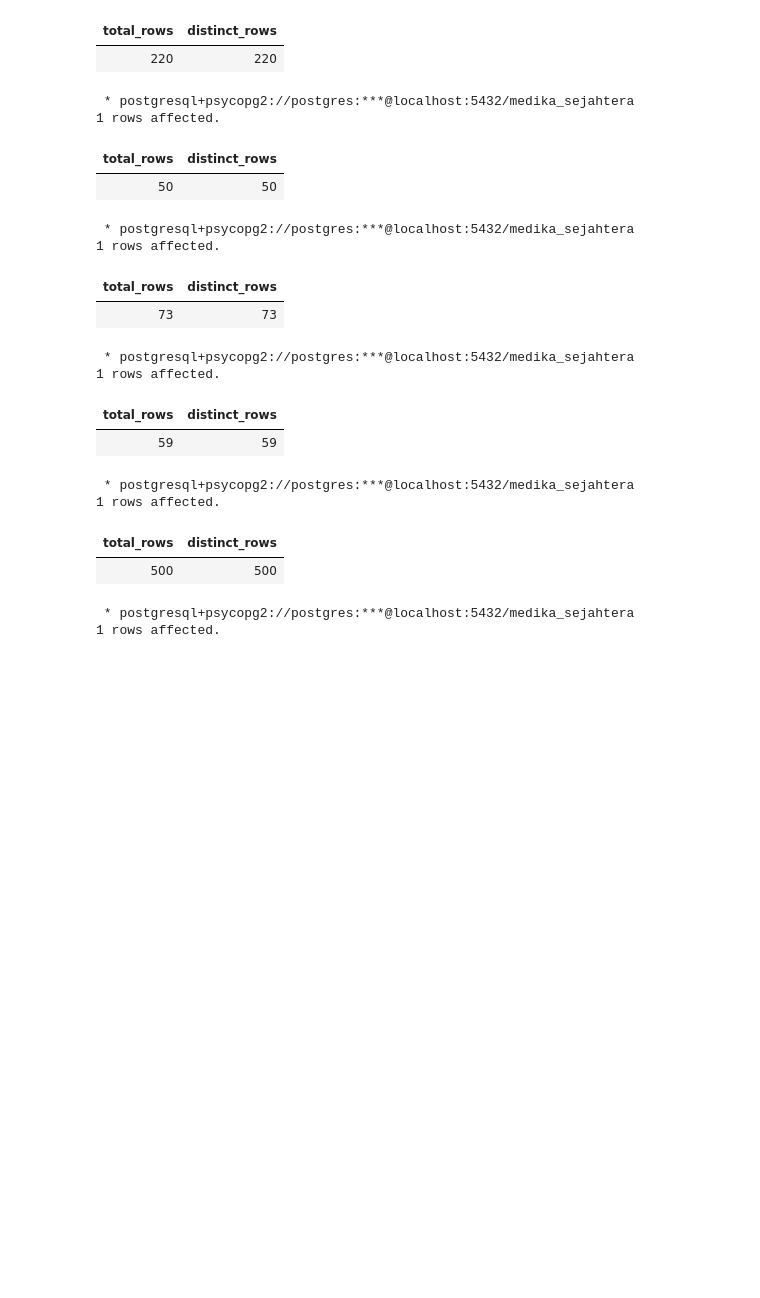
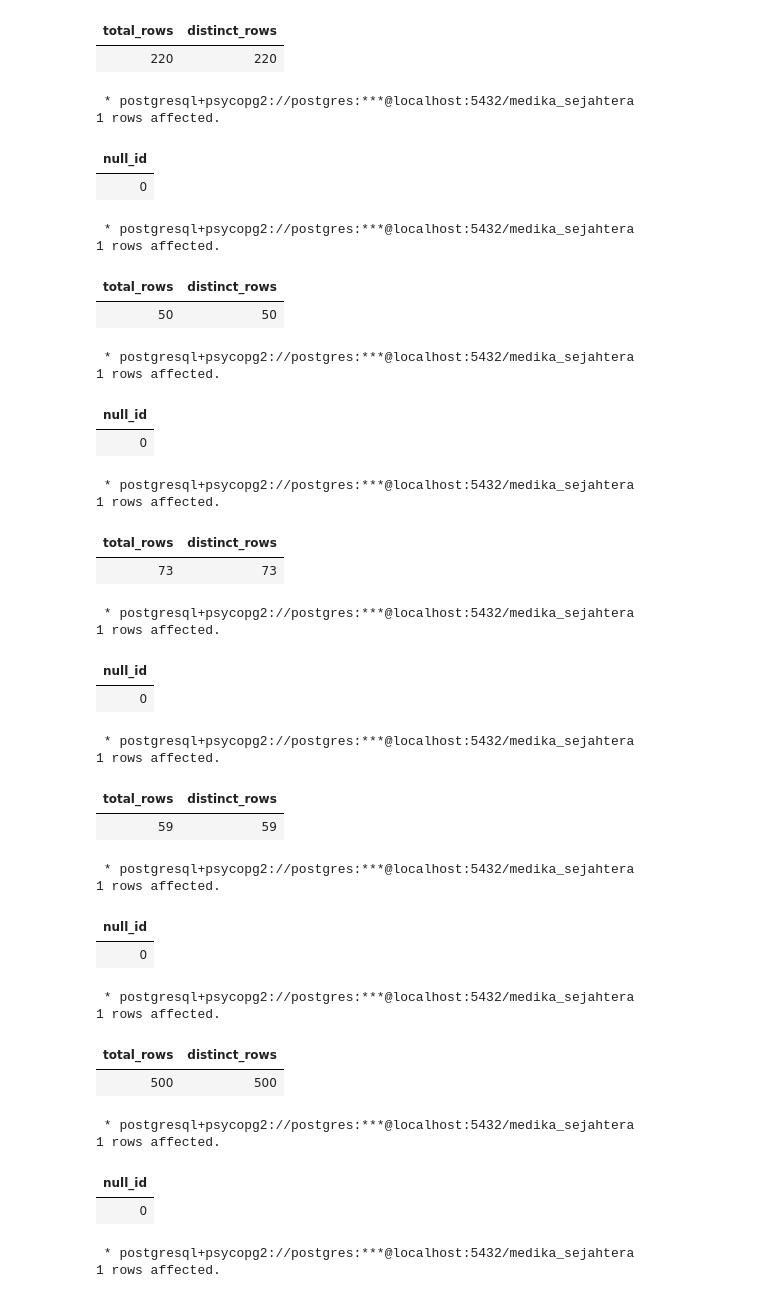
Before and after one commit to Rpfitrah/return-analysis-medika-sejahtera, a Jupyter notebook: Notebook/01_data_understanding.ipynb, the cells around one changed output. Saved outputs shown, nothing was run; the diff lists cells and outputs as text; code cells hidden in the pictures; blank space fills up the shorter version.

```diff
--- a/Notebook/01_data_understanding.ipynb
+++ b/Notebook/01_data_understanding.ipynb
@@ -617,6 +656,19 @@ FROM master_customer
 1 rows affected.
 | total_rows | distinct_rows |
 | 220 | 220 |
+# %%
+%%sql
+
+SELECT
+    COUNT(*) AS null_id
+FROM master_customer
+WHERE
+    customer_id IS NULL
+# %% [output]
+ * postgresql+psycopg2://postgres:***@localhost:5432/medika_sejahtera
+1 rows affected.
+| null_id |
+| 0 |
 # %%
 %%sql
 
@@ -629,6 +681,19 @@ FROM master_sales_rep
 1 rows affected.
 | total_rows | distinct_rows |
 | 50 | 50 |
+# %%
+%%sql
+
+SELECT
+    COUNT(*) AS null_id
+FROM master_sales_rep
+WHERE
+    sales_rep_id IS NULL
+# %% [output]
+ * postgresql+psycopg2://postgres:***@localhost:5432/medika_sejahtera
+1 rows affected.
+| null_id |
+| 0 |
 # %%
 %%sql
 
@@ -641,6 +706,19 @@ FROM master_sku
 1 rows affected.
 | total_rows | distinct_rows |
 | 73 | 73 |
+# %%
+%%sql
+
+SELECT
+    COUNT(*) AS null_id
+FROM master_sku
+WHERE
+    sku_id IS NULL
+# %% [output]
+ * postgresql+psycopg2://postgres:***@localhost:5432/medika_sejahtera
+1 rows affected.
+| null_id |
+| 0 |
 # %%
 %%sql
 
@@ -653,6 +731,19 @@ FROM return_data
 1 rows affected.
 | total_rows | distinct_rows |
 | 59 | 59 |
+# %%
+%%sql
+
+SELECT
+    COUNT(*) AS null_id
+FROM return_data
+WHERE
+    retur_id IS NULL
+# %% [output]
+ * postgresql+psycopg2://postgres:***@localhost:5432/medika_sejahtera
+1 rows affected.
+| null_id |
+| 0 |
 # %%
 %%sql
 
@@ -665,6 +756,19 @@ FROM so_data
 1 rows affected.
 | total_rows | distinct_rows |
 | 500 | 500 |
+# %%
+%%sql
+
+SELECT
+    COUNT(*) AS null_id
+FROM so_data
+WHERE
+    so_id IS NULL
+# %% [output]
+ * postgresql+psycopg2://postgres:***@localhost:5432/medika_sejahtera
+1 rows affected.
+| null_id |
+| 0 |
 # %%
 %%sql
 
```
Also changed, not shown: parts of 5 cells of this notebook.
